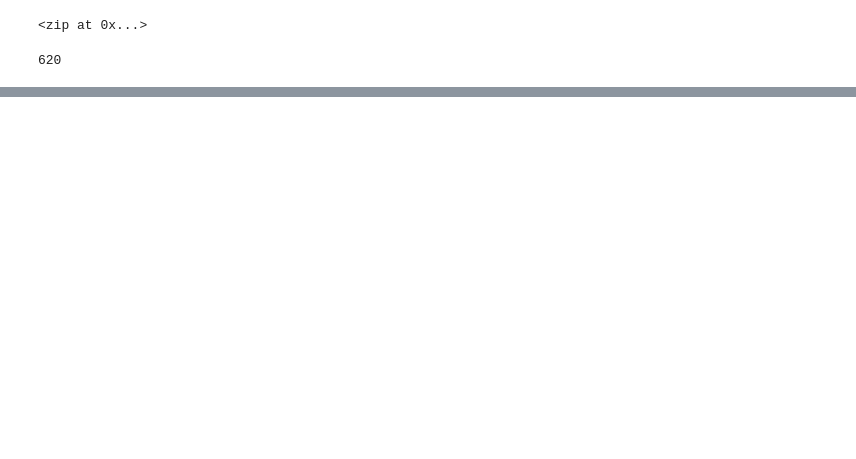
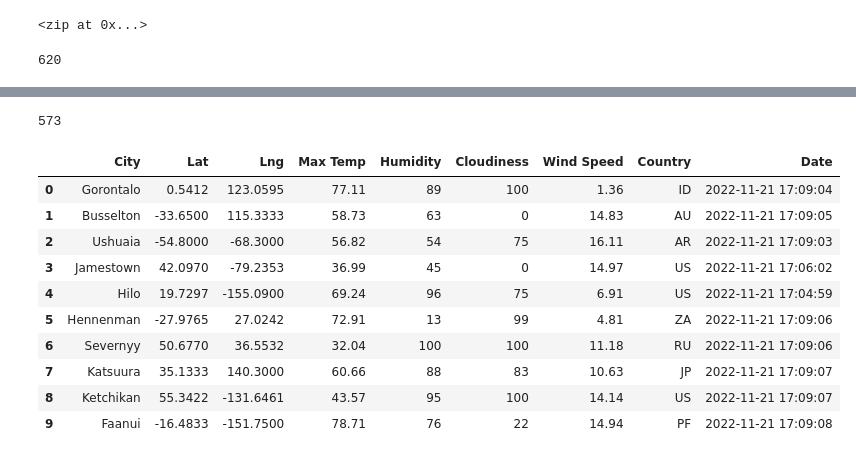
Before and after one commit to cjstreet/World_Weather_Analysis, a Jupyter notebook: WeatherPy.ipynb, the cells around one changed output, grey strips where cells are left out. Cells and saved outputs as stored; diff of their text form; code cells hidden in the pictures; blank space fills up the shorter version.

```diff
--- a/WeatherPy.ipynb
+++ b/WeatherPy.ipynb
@@ -7,0 +15,9 @@ import numpy as np
+# %%
+# Import the requests library.
+import requests
+
+# Import the API key.
+from config import weather_api_key
+
+# Starting URL for Weather Map API Call.
+url = "http://api.openweathermap.org/data/2.5/weather?units=Imperial&APPID=" + weather_api_key
@@ -7,0 +26,10 @@ import numpy as np
+# %%
+# Create an empty list to hold the weather data.
+city_data = []
+# Print the beginning of the logging.
+print("Beginning Data Retrieval     ")
+print("-----------------------------")
+
+# Create counters.
+record_count = 1
+set_count = 1
@@ -29,0 +130,21 @@ len(cities)
+# %%
+# Print the city count to confirm sufficient count.
+len(city_data)
+# %% [output]
+573
+# %%
+# Convert the array of dictionaries to a Pandas DataFrame.
+city_data_df = pd.DataFrame(city_data)
+city_data_df.head(10)
+# %% [output]
+|  | City | Lat | Lng | Max Temp | Humidity | Cloudiness | Wind Speed | Country | Date |
+| 0 | Gorontalo | 0.5412 | 123.0595 | 77.11 | 89 | 100 | 1.36 | ID | 2022-11-21 17:09:04 |
+| 1 | Busselton | -33.6500 | 115.3333 | 58.73 | 63 | 0 | 14.83 | AU | 2022-11-21 17:09:05 |
+| 2 | Ushuaia | -54.8000 | -68.3000 | 56.82 | 54 | 75 | 16.11 | AR | 2022-11-21 17:09:03 |
+| 3 | Jamestown | 42.0970 | -79.2353 | 36.99 | 45 | 0 | 14.97 | US | 2022-11-21 17:06:02 |
+| 4 | Hilo | 19.7297 | -155.0900 | 69.24 | 96 | 75 | 6.91 | US | 2022-11-21 17:04:59 |
+| 5 | Hennenman | -27.9765 | 27.0242 | 72.91 | 13 | 99 | 4.81 | ZA | 2022-11-21 17:09:06 |
+| 6 | Severnyy | 50.6770 | 36.5532 | 32.04 | 100 | 100 | 11.18 | RU | 2022-11-21 17:09:06 |
+| 7 | Katsuura | 35.1333 | 140.3000 | 60.66 | 88 | 83 | 10.63 | JP | 2022-11-21 17:09:07 |
+| 8 | Ketchikan | 55.3422 | -131.6461 | 43.57 | 95 | 100 | 14.14 | US | 2022-11-21 17:09:07 |
+| 9 | Faanui | -16.4833 | -151.7500 | 78.71 | 76 | 22 | 14.94 | PF | 2022-11-21 17:09:08 |
```
Also changed, not shown: parts of 9 cells of this notebook, 3 other files.
